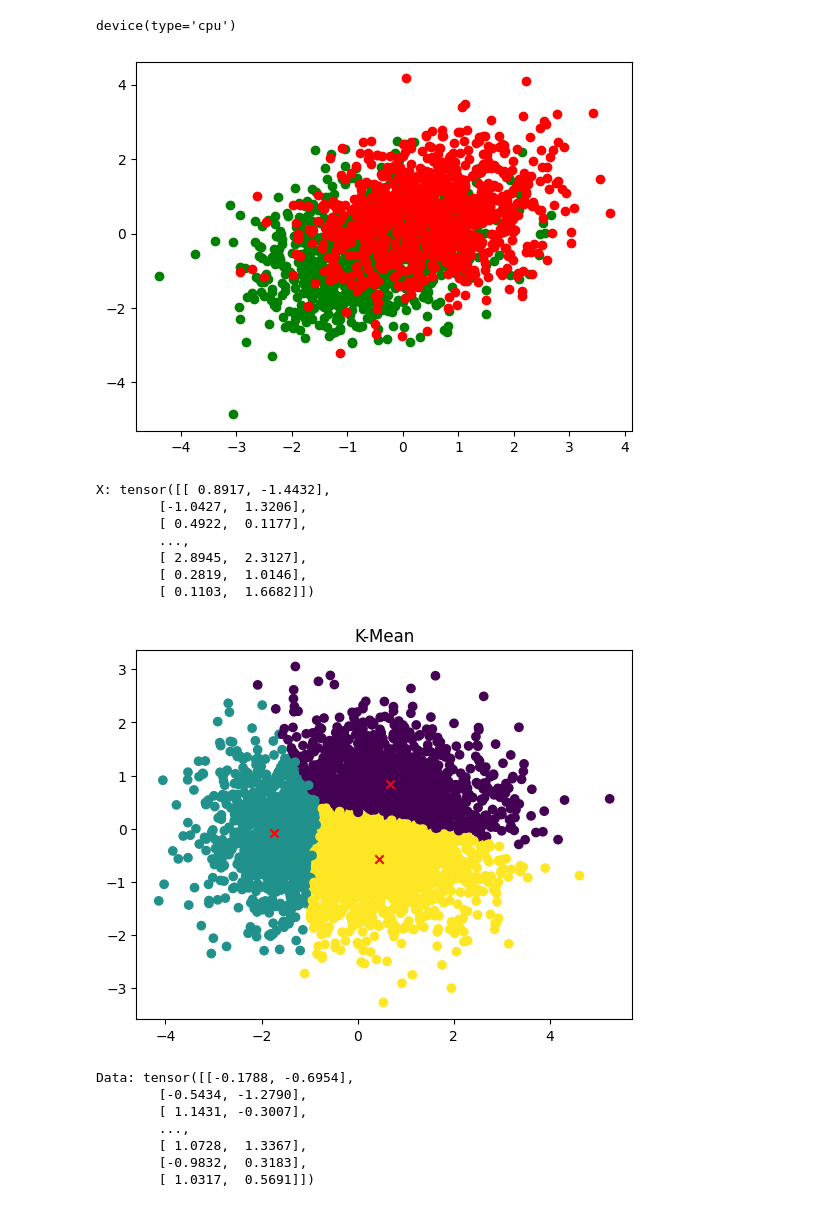
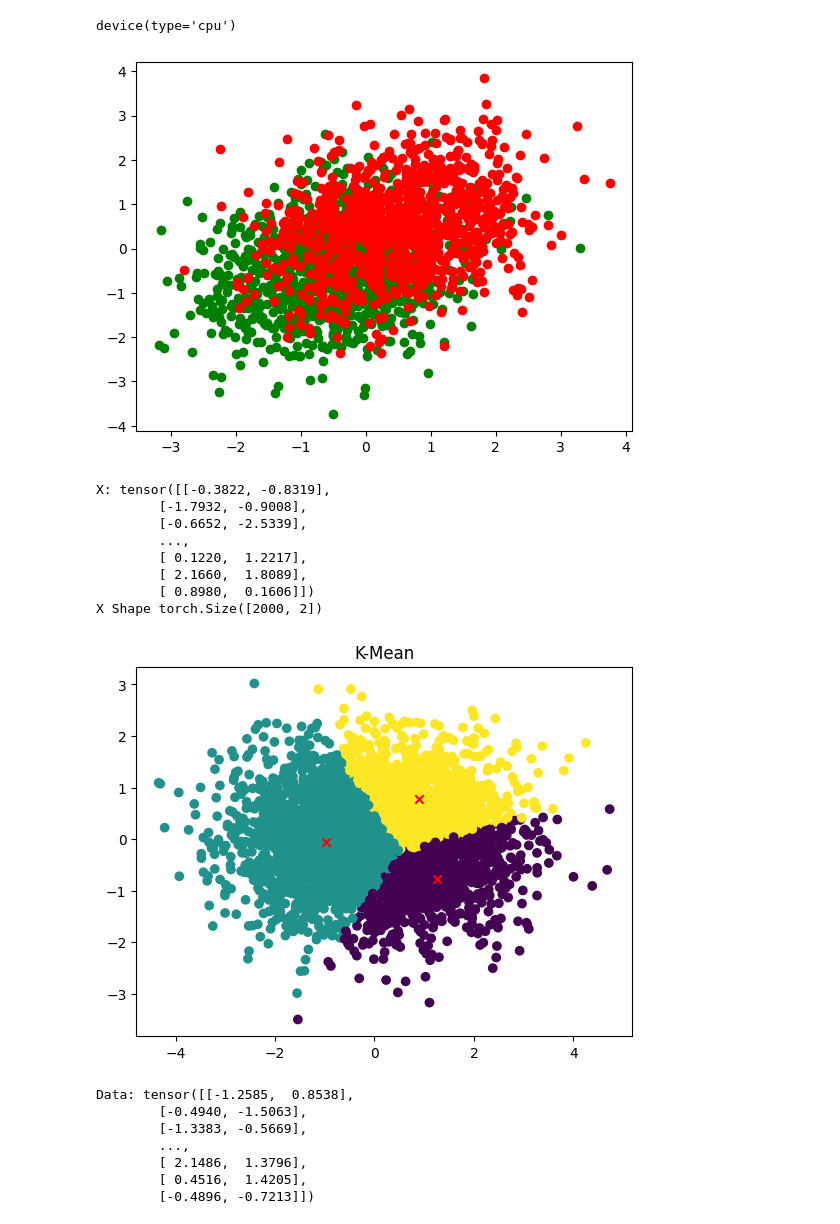
Before and after one commit to komal-b/CS-GY-6613-Assignments, a Jupyter notebook: assignments/assignment-1/01-assignment-1.ipynb, the cells around one changed output. Drawn from its saved outputs; the diff is of its cells as text; code cells hidden in the pictures.

Commit message:
Updated Print Statement

```diff
--- a/assignments/assignment-1/01-assignment-1.ipynb
+++ b/assignments/assignment-1/01-assignment-1.ipynb
@@ -24,16 +24,17 @@ X = torch.cat([normal_distribution_a, normal_distribution_b])
 plt.plot(normal_distribution_a[:,0], normal_distribution_a[:,1],'go')
 plt.plot(normal_distribution_b[:,0], normal_distribution_b[:,1],'ro')
 plt.show()
-print("X:", X)
+print("X:", X, "\nX Shape", X.shape)
 # %% [output]
-[figure, old version]
+[figure, new version]
-X: tensor([[ 0.8917, -1.4432],
-        [-1.0427,  1.3206],
-        [ 0.4922,  0.1177],
+X: tensor([[-0.3822, -0.8319],
+        [-1.7932, -0.9008],
+        [-0.6652, -2.5339],
         ...,
-        [ 2.8945,  2.3127],
-        [ 0.2819,  1.0146],
-        [ 0.1103,  1.6682]])
+        [ 0.1220,  1.2217],
+        [ 2.1660,  1.8089],
+        [ 0.8980,  0.1606]])
+X Shape torch.Size([2000, 2])
 # %%
 import torch
 import matplotlib.pyplot as plt
@@ -45,43 +46,42 @@ from sklearn.cluster import KMeans
 covariance = torch.tensor([[1, 0.25],[0.25, 1]])
 mean_a = torch.tensor([-0.5, -0.5])
 mean_b = torch.tensor([0.5, 0.5])
 normal_distribution_a = torch.distributions.MultivariateNormal(mean_a, covariance).sample((2000,))
 normal_distribution_b = torch.distributions.MultivariateNormal(mean_b, covariance).sample((2000,))
-X = torch.cat([normal_distribution_a, normal_distribution_b])
-data = X
+data = torch.cat([normal_distribution_a, normal_distribution_b])
 n = 100
 i = 1
 clusters = 3
 index = torch.randperm(data.shape[0])[:clusters]
 centroids = data[index]
 old_centroids = torch.zeros_like(centroids)
 for i in range(n):
     if torch.all(torch.isclose(centroids, old_centroids)):
         break
     old_centroids = centroids
     distance = torch.cdist(data, centroids)
     labels = torch.argmin(distance, dim=1)
     for j in range(clusters):
         cluster_points = data[labels == j]
         if cluster_points.size(0) > 0:
             centroids[j] = cluster_points.mean(dim=0)
     pca = PCA(n_components=2)
     data_2d = pca.fit_transform(data.numpy())
     centroids_2d = pca.transform(centroids.numpy())
     plt.title('K-Mean')
     plt.scatter(data_2d[:,0], data_2d[:,1],c=labels.numpy())
     plt.scatter(centroids_2d[:,0], centroids_2d[:,1],c='red', marker='x')
     plt.show()
 print("Data:", data)
 # %% [output]
-[figure, old version]
+[figure, new version]
-Data: tensor([[-0.1788, -0.6954],
-        [-0.5434, -1.2790],
-        [ 1.1431, -0.3007],
+Data: tensor([[-1.2585,  0.8538],
+        [-0.4940, -1.5063],
+        [-1.3383, -0.5669],
         ...,
-        [ 1.0728,  1.3367],
-        [-0.9832,  0.3183],
-        [ 1.0317,  0.5691]])
+        [ 2.1486,  1.3796],
+        [ 0.4516,  1.4205],
+        [-0.4896, -0.7213]])
 # %%
 import torch
 
```
Also changed, not shown: parts of 1 cell of this notebook.
